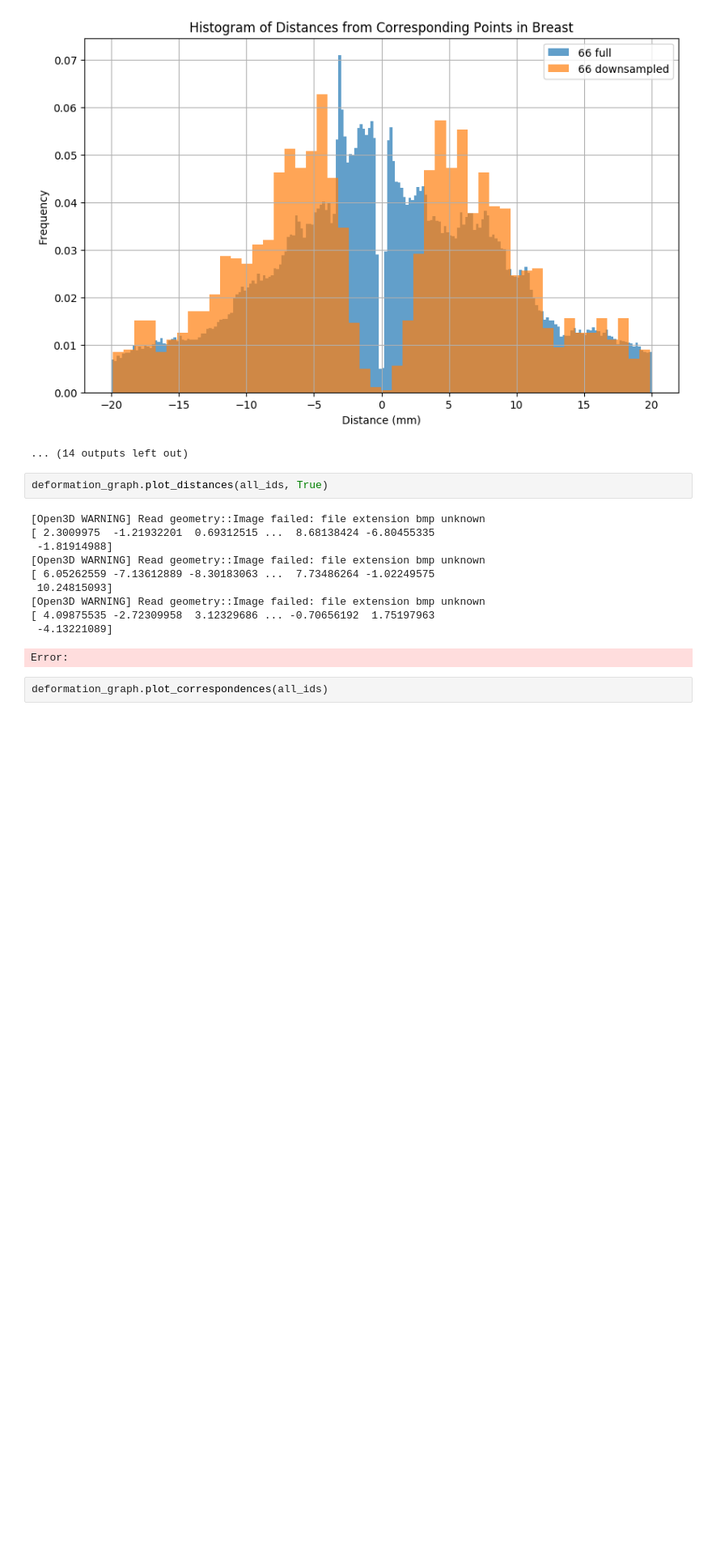
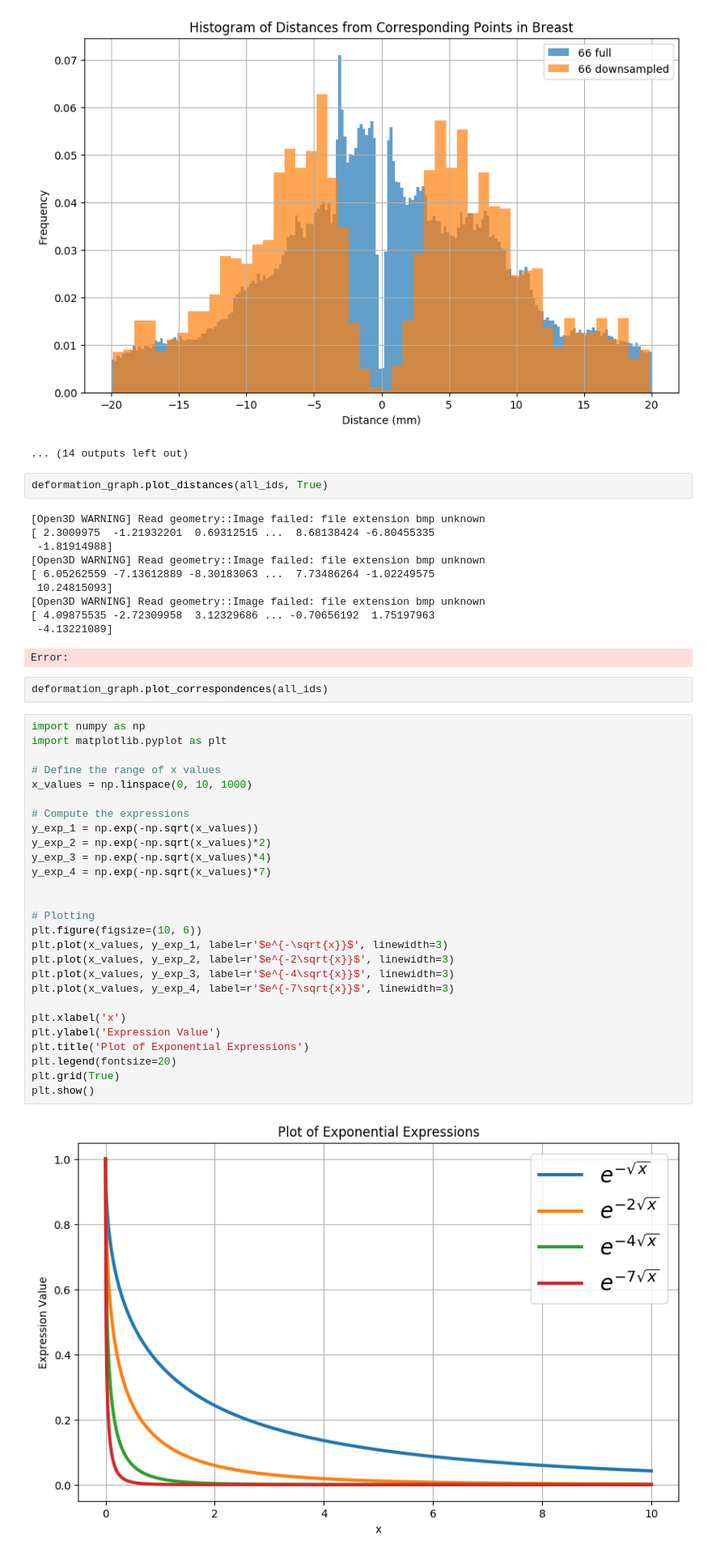
Before and after one commit to LianeCarolina02/Volumetric-Correction, a Jupyter notebook: non_rigid_registration.ipynb, the cells around one changed output. Shown: that part at 81% size. Cells and saved outputs as stored; diff of their text form; blank space fills up the shorter version.

```diff
--- a/non_rigid_registration.ipynb
+++ b/non_rigid_registration.ipynb
@@ -265,3 +268,32 @@ deformation_graph.plot_distances(all_ids, True)
 Error:
 # %%
 deformation_graph.plot_correspondences(all_ids)
+# %%
+import numpy as np
+import matplotlib.pyplot as plt
+
+# Define the range of x values
+x_values = np.linspace(0, 10, 1000)
+
+# Compute the expressions
+y_exp_1 = np.exp(-np.sqrt(x_values))
+y_exp_2 = np.exp(-np.sqrt(x_values)*2)
+y_exp_3 = np.exp(-np.sqrt(x_values)*4)
+y_exp_4 = np.exp(-np.sqrt(x_values)*7)
+
+
+# Plotting
+plt.figure(figsize=(10, 6))
+plt.plot(x_values, y_exp_1, label=r'$e^{-\sqrt{x}}$', linewidth=3)
+plt.plot(x_values, y_exp_2, label=r'$e^{-2\sqrt{x}}$', linewidth=3)
+plt.plot(x_values, y_exp_3, label=r'$e^{-4\sqrt{x}}$', linewidth=3)
+plt.plot(x_values, y_exp_4, label=r'$e^{-7\sqrt{x}}$', linewidth=3)
+
+plt.xlabel('x')
+plt.ylabel('Expression Value')
+plt.title('Plot of Exponential Expressions')
+plt.legend(fontsize=20)
+plt.grid(True)
+plt.show()
+# %% [output]
+[figure, added]
```
Also changed, not shown: parts of 6 cells of this notebook, 7 other files.
